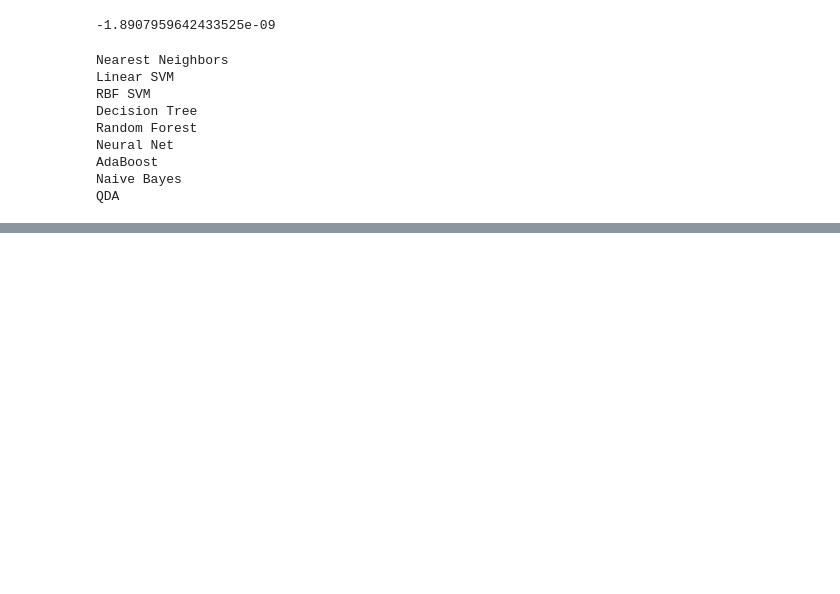
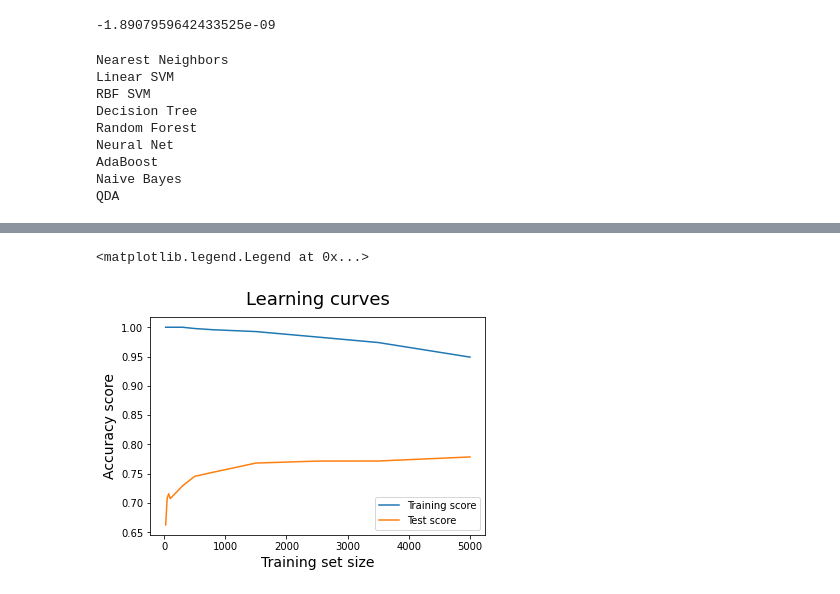
Before and after one commit to michabrz/DealMatch, a Jupyter notebook: notebooks/first_iteration_test_2.ipynb, the cells around one changed output, grey strips where cells are left out. Cells and saved outputs as stored; diff of their text form; code cells hidden in the pictures; blank space fills up the shorter version.

```diff
--- a/notebooks/first_iteration_test_2.ipynb
+++ b/notebooks/first_iteration_test_2.ipynb
@@ -691,0 +720,6 @@ a
+# %%
+final_model = MLPClassifier(alpha=1, max_iter=1000)
+
+final_model.fit(X_train, y_train)
+score = final_model.score(X_test, y_test)
+print('Neural Net: ' + str(score))
@@ -691,0 +760,25 @@ a
+# %%
+# Get train scores, train sizes, and validation scores using `learning_curve`, r2 score
+train_sizes, train_scores, test_scores = learning_curve(
+    estimator=MLPClassifier(alpha=1, max_iter=1000),
+    X=X_train,
+    y=y_train,
+    train_sizes=[25, 50, 75, 100, 300, 500, 800, 1500, 2500, 3500, 5000],
+    cv=10)
+
+# Take the mean of cross-validated train scores and validation scores
+train_scores_mean = np.mean(train_scores, axis=1)
+test_scores_mean = np.mean(test_scores, axis=1)
+
+# Plot the learning curves!
+plt.plot(train_sizes, train_scores_mean, label='Training score')
+plt.plot(train_sizes, test_scores_mean, label='Test score')
+plt.ylabel('Accuracy score', fontsize=14)
+plt.xlabel('Training set size', fontsize=14)
+plt.title('Learning curves', fontsize=18, y=1.03)
+#plt.xlim([0, 1000])
+#plt.ylim([0, 1])
+plt.legend()
+# %% [output]
+<matplotlib.legend.Legend at 0x...>
+[figure, added]
```
Also changed, not shown: parts of 25 cells of this notebook, 7 other files.
